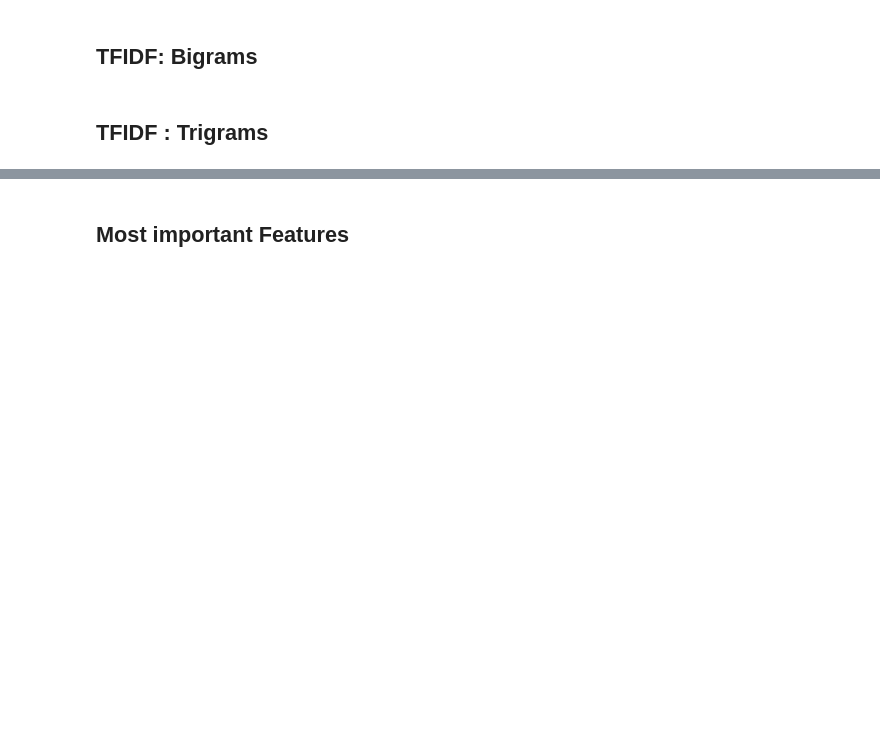
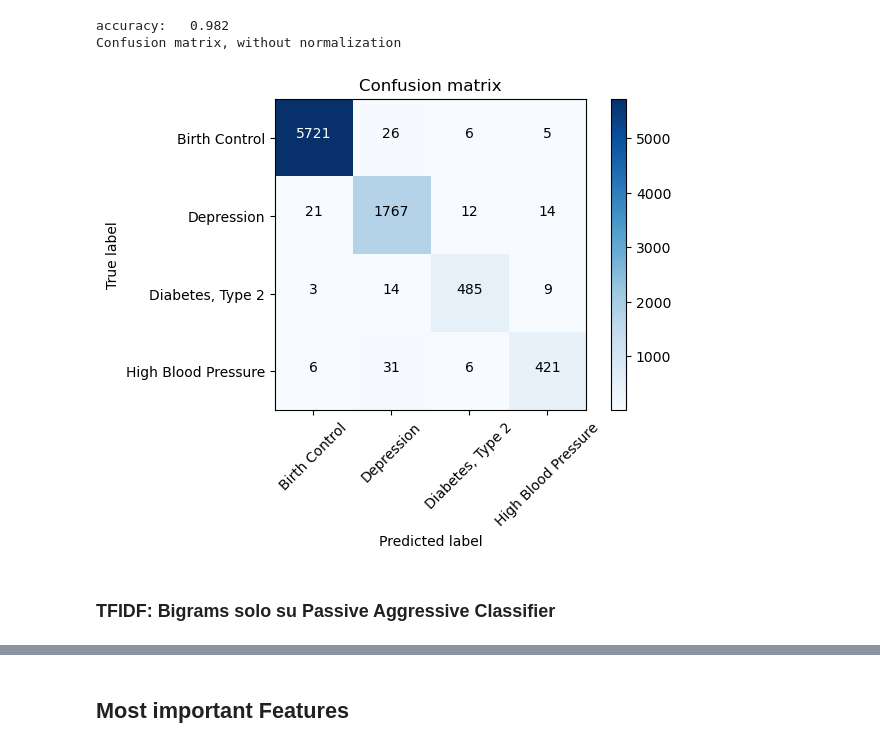
Before and after one commit to tkachenko0/McDonalds-FinderBot-for-Telegram, a Jupyter notebook: nlp_project.ipynb, the cells around one changed output, grey strips where cells are left out. Cells and saved outputs as stored; diff of their text form; code cells hidden in the pictures; blank space fills up the shorter version.

```diff
--- a/nlp_project.ipynb
+++ b/nlp_project.ipynb
@@ -182,5 +152,11 @@ plot_confusion_matrix(cm, classes=['Birth Control', 'Depression','Diabetes, Type
+# %%
+classification.test_passive_aggressive(tfidf_train, tfidf_test, y_train, y_test, class_names)
+# %% [output]
+accuracy:   0.982
+Confusion matrix, without normalization
+[figure, added]
 # %% [markdown]
-## TFIDF: Bigrams
+### TFIDF: Bigrams solo su Passive Aggressive Classifier
 # %%
 tfidf_vectorizer2 = TfidfVectorizer(stop_words='english', max_df=0.8, ngram_range=(1,2))
 tfidf_train_2 = tfidf_vectorizer2.fit_transform(X_train)
@@ -196,2 +163,0 @@ plot_confusion_matrix(cm, classes=['Birth Control', 'Depression','Diabetes, Type
-# %% [markdown]
-## TFIDF : Trigrams
```
Also changed, not shown: parts of 49 cells of this notebook, 8 other files.
